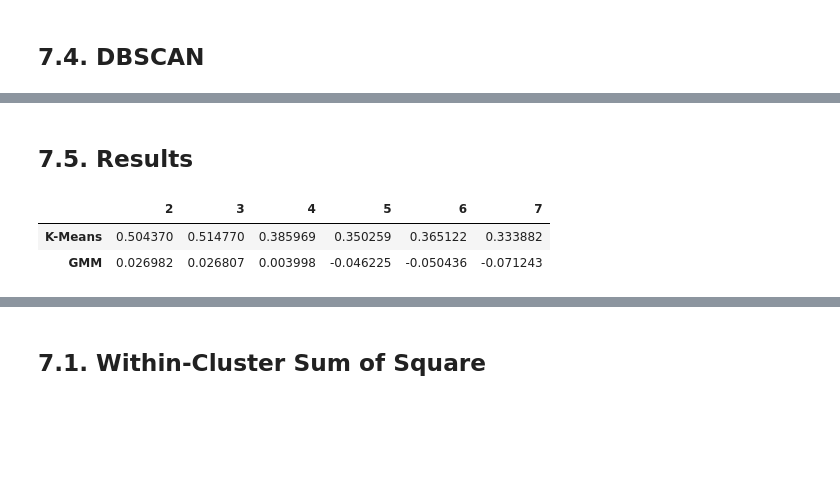
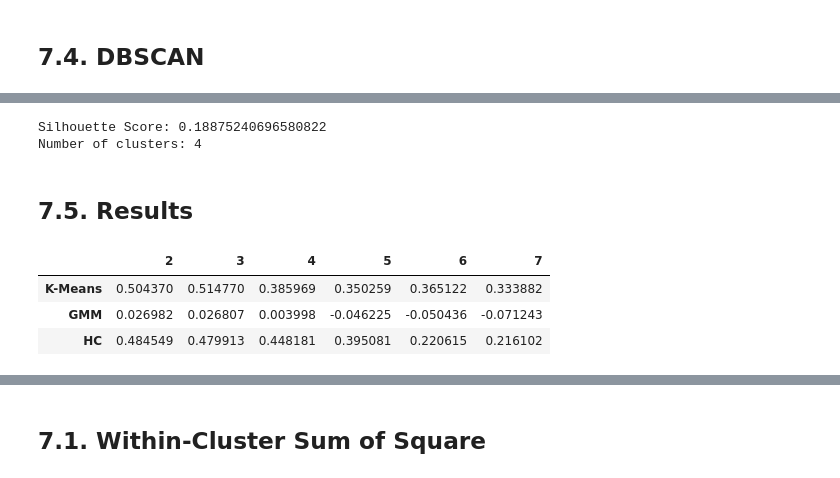
Before and after one commit to Lucas-Okamura/Insiders-Clustering, a Jupyter notebook: Insiders-Clustering.ipynb, the cells around one changed output, grey strips where cells are left out. Cells and saved outputs as stored; diff of their text form; code cells hidden in the pictures; blank space fills up the shorter version.

Commit message:
Continued clustering modelling

```diff
--- a/Insiders-Clustering.ipynb
+++ b/Insiders-Clustering.ipynb
@@ -1003,3 +747,6 @@ fig.show()
 [figure]
 # %% [markdown]
 ## 7.3. Hierarchical Clustering <a id='hierarchical_clustering'></a>
+# %%
+# model definition and training
+hc_model = hc.linkage(X, 'ward')
@@ -1005,0 +761,13 @@ fig.show()
+# %%
+hc_list = []
+
+for k in clusters:
+    # model definition and training
+    hc_model = hc.linkage(X, 'ward')
+
+    # model predict
+    labels = hc.fcluster(hc_model, k, criterion = 'maxclust')
+
+    # metrics
+    sil = silhouette_score(X, labels, metric = 'euclidean')
+    hc_list.append(sil)
@@ -1008,17 +796,36 @@ fig.show()
+# %%
+eps = 0.15
+min_samples = 2
+
+# model definition
+dbscan_model = DBSCAN(eps = eps, min_samples = min_samples)
+
+# model training and predict
+labels = dbscan_model.fit_predict(X)
+
+# metrics
+sil = silhouette_score(X, labels, metric = 'euclidean')
+print(f'Silhouette Score: {sil}')
+print(f'Number of clusters: {len(np.delete(np.unique(labels), -1))}')
+# %% [output]
+Silhouette Score: 0.18875240696580822
+Number of clusters: 4
 # %% [markdown]
 ## 7.5. Results <a id='results'></a>
 # %%
 df_results = pd.DataFrame(
     {
         'K-Means' : kmeans_list,
-        'GMM' : gmm_list
+        'GMM' : gmm_list,
+        'HC' : hc_list
     }
 ).T
 
 df_results.columns = clusters
 
 df_results.style.highlight_max(color = 'lightgreen', axis = 1)
 # %% [output]
 |  | 2 | 3 | 4 | 5 | 6 | 7 |
 | K-Means | 0.504370 | 0.514770 | 0.385969 | 0.350259 | 0.365122 | 0.333882 |
 | GMM | 0.026982 | 0.026807 | 0.003998 | -0.046225 | -0.050436 | -0.071243 |
+| HC | 0.484549 | 0.479913 | 0.448181 | 0.395081 | 0.220615 | 0.216102 |
```
Also changed, not shown: parts of 37 cells of this notebook.
